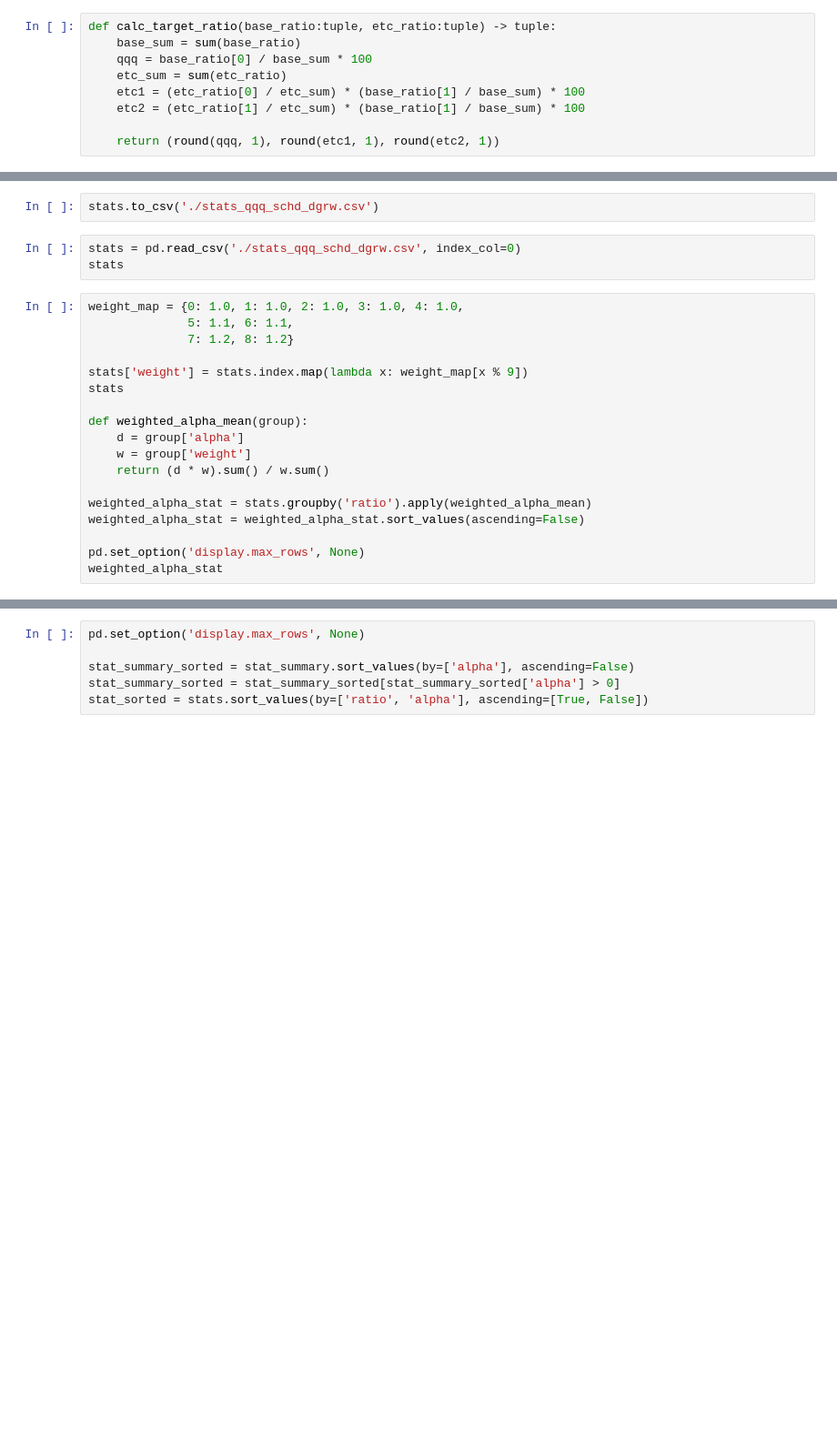
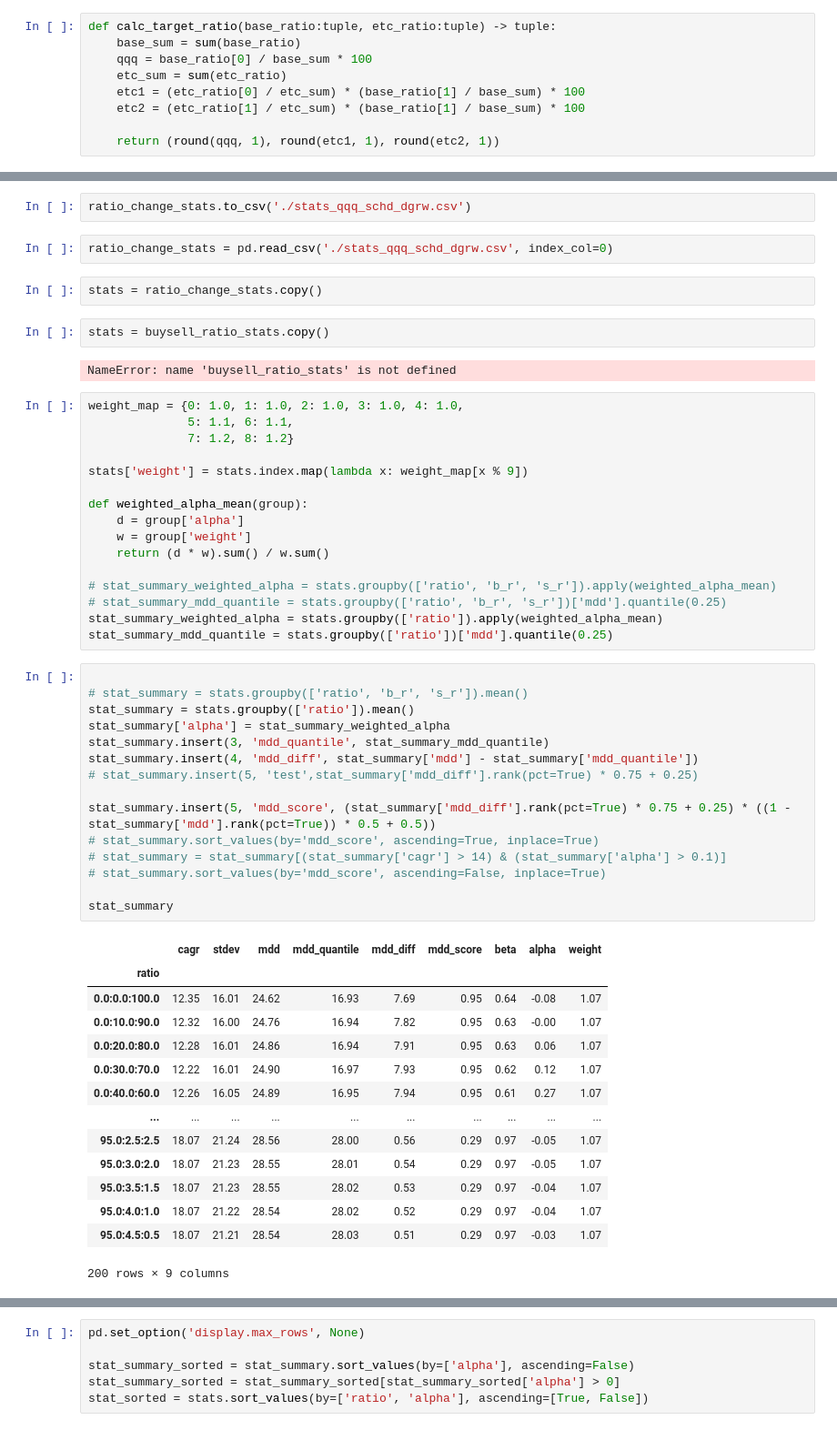
Before and after one commit to RookImS/portfolio_tool, a Jupyter notebook: portfolio.ipynb, the cells around one changed output, grey strips where cells are left out. Shown at 91% size. Cells and saved outputs as stored; diff of their text form; blank space fills up the shorter version.

```diff
--- a/portfolio.ipynb
+++ b/portfolio.ipynb
@@ -97,25 +170,58 @@ for qqq_weight in range(0, 100, 5):
 # %%
-stats.to_csv('./stats_qqq_schd_dgrw.csv')
+ratio_change_stats.to_csv('./stats_qqq_schd_dgrw.csv')
 # %%
-stats = pd.read_csv('./stats_qqq_schd_dgrw.csv', index_col=0)
-stats
+ratio_change_stats = pd.read_csv('./stats_qqq_schd_dgrw.csv', index_col=0)
+# %%
+stats = ratio_change_stats.copy()
+# %%
+stats = buysell_ratio_stats.copy()
+# %% [output]
+NameError: name 'buysell_ratio_stats' is not defined
 # %%
 weight_map = {0: 1.0, 1: 1.0, 2: 1.0, 3: 1.0, 4: 1.0,
               5: 1.1, 6: 1.1,
               7: 1.2, 8: 1.2}
 
 stats['weight'] = stats.index.map(lambda x: weight_map[x % 9])
-stats
 
 def weighted_alpha_mean(group):
     d = group['alpha']
     w = group['weight']
     return (d * w).sum() / w.sum()
 
-weighted_alpha_stat = stats.groupby('ratio').apply(weighted_alpha_mean)
-weighted_alpha_stat = weighted_alpha_stat.sort_values(ascending=False)
-
-pd.set_option('display.max_rows', None)
-weighted_alpha_stat
+# stat_summary_weighted_alpha = stats.groupby(['ratio', 'b_r', 's_r']).apply(weighted_alpha_mean)
+# stat_summary_mdd_quantile = stats.groupby(['ratio', 'b_r', 's_r'])['mdd'].quantile(0.25)
+stat_summary_weighted_alpha = stats.groupby(['ratio']).apply(weighted_alpha_mean)
+stat_summary_mdd_quantile = stats.groupby(['ratio'])['mdd'].quantile(0.25)
+# %%
+
+# stat_summary = stats.groupby(['ratio', 'b_r', 's_r']).mean()
+stat_summary = stats.groupby(['ratio']).mean()
+stat_summary['alpha'] = stat_summary_weighted_alpha
+stat_summary.insert(3, 'mdd_quantile', stat_summary_mdd_quantile)
+stat_summary.insert(4, 'mdd_diff', stat_summary['mdd'] - stat_summary['mdd_quantile'])
+# stat_summary.insert(5, 'test',stat_summary['mdd_diff'].rank(pct=True) * 0.75 + 0.25)
+
+stat_summary.insert(5, 'mdd_score', (stat_summary['mdd_diff'].rank(pct=True) * 0.75 + 0.25) * ((1 -stat_summary['mdd'].rank(pct=True)) * 0.5 + 0.5))
+# stat_summary.sort_values(by='mdd_score', ascending=True, inplace=True)
+# stat_summary = stat_summary[(stat_summary['cagr'] > 14) & (stat_summary['alpha'] > 0.1)]
+# stat_summary.sort_values(by='mdd_score', ascending=False, inplace=True)
+
+stat_summary
+# %% [output]
+|  | cagr | stdev | mdd | mdd_quantile | mdd_diff | mdd_score | beta | alpha | weight |
+| ratio |  |  |  |  |  |  |  |  |  |
+| 0.0:0.0:100.0 | 12.35 | 16.01 | 24.62 | 16.93 | 7.69 | 0.95 | 0.64 | -0.08 | 1.07 |
+| 0.0:10.0:90.0 | 12.32 | 16.00 | 24.76 | 16.94 | 7.82 | 0.95 | 0.63 | -0.00 | 1.07 |
+| 0.0:20.0:80.0 | 12.28 | 16.01 | 24.86 | 16.94 | 7.91 | 0.95 | 0.63 | 0.06 | 1.07 |
+| 0.0:30.0:70.0 | 12.22 | 16.01 | 24.90 | 16.97 | 7.93 | 0.95 | 0.62 | 0.12 | 1.07 |
+| 0.0:40.0:60.0 | 12.26 | 16.05 | 24.89 | 16.95 | 7.94 | 0.95 | 0.61 | 0.27 | 1.07 |
+| ... | ... | ... | ... | ... | ... | ... | ... | ... | ... |
+| 95.0:2.5:2.5 | 18.07 | 21.24 | 28.56 | 28.00 | 0.56 | 0.29 | 0.97 | -0.05 | 1.07 |
+| 95.0:3.0:2.0 | 18.07 | 21.23 | 28.55 | 28.01 | 0.54 | 0.29 | 0.97 | -0.05 | 1.07 |
+| 95.0:3.5:1.5 | 18.07 | 21.23 | 28.55 | 28.02 | 0.53 | 0.29 | 0.97 | -0.04 | 1.07 |
+| 95.0:4.0:1.0 | 18.07 | 21.22 | 28.54 | 28.02 | 0.52 | 0.29 | 0.97 | -0.04 | 1.07 |
+| 95.0:4.5:0.5 | 18.07 | 21.21 | 28.54 | 28.03 | 0.51 | 0.29 | 0.97 | -0.03 | 1.07 |
+200 rows × 9 columns
 # %%
 stat_summary = stats.groupby(['ratio']).mean()
```
Also changed, not shown: parts of 12 cells of this notebook, 2 other files.
